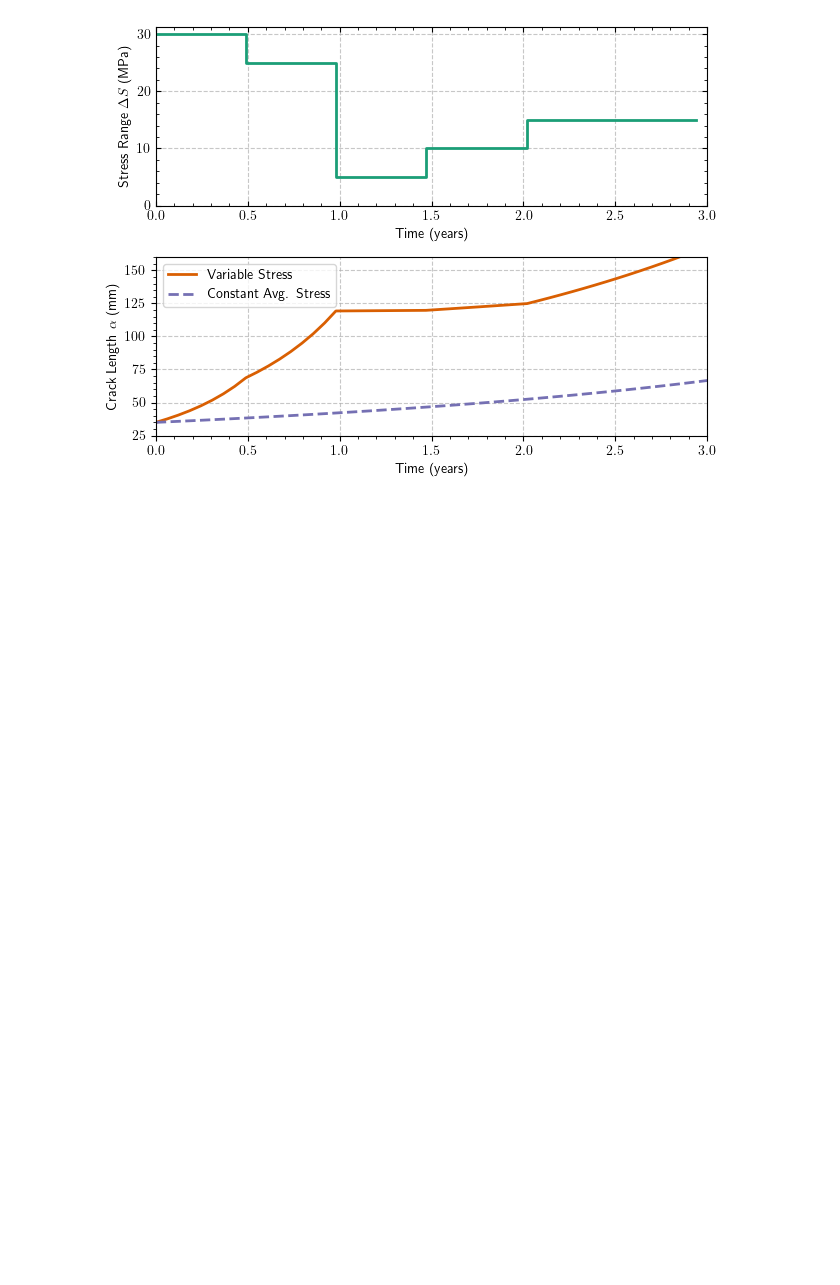
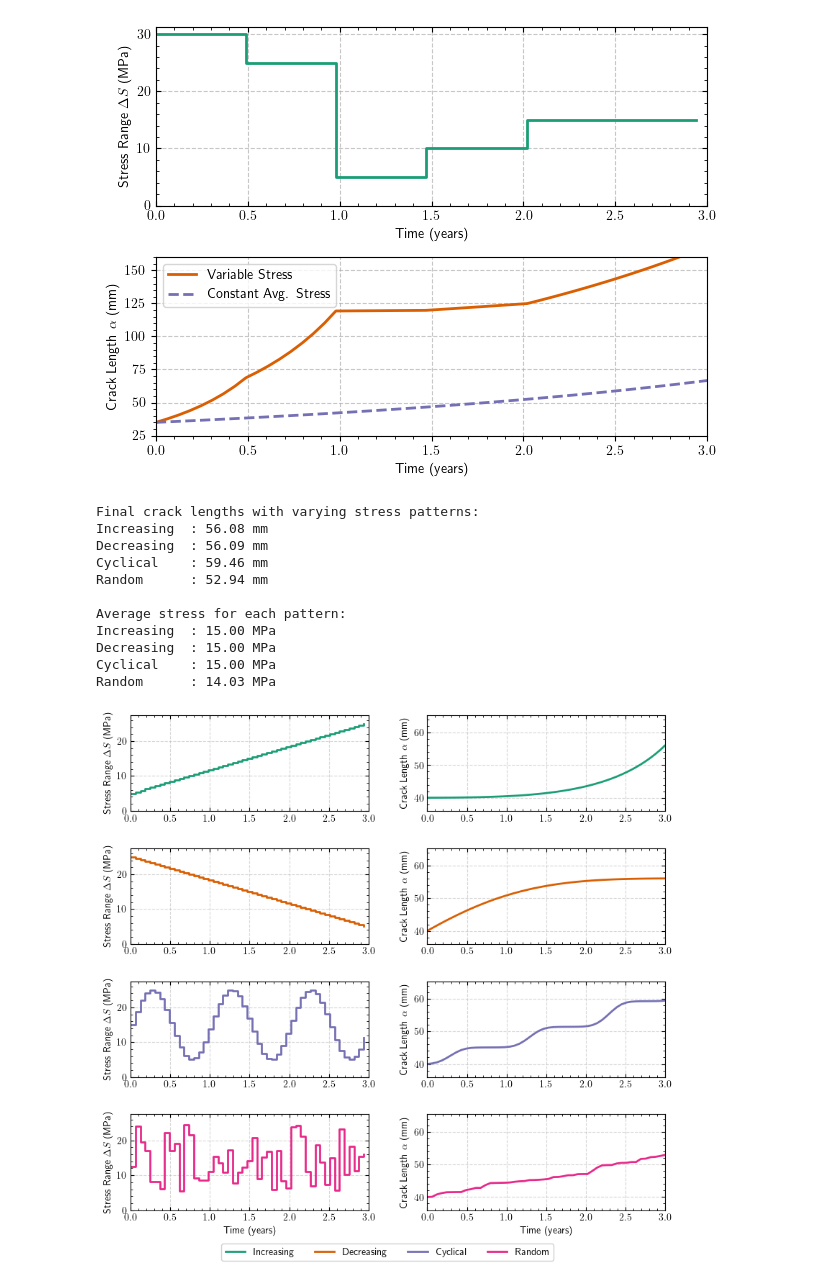
Before and after one commit to nsilionis/hierarchical-crack-growth-monitoring, a Jupyter notebook: notebooks/demo.ipynb, the cells around one changed output. Drawn from its saved outputs; the diff is of its cells as text; code cells hidden in the pictures; blank space fills up the shorter version.

Commit message:
Results and fiddling.

```diff
--- a/notebooks/demo.ipynb
+++ b/notebooks/demo.ipynb
@@ -325,0 +191,54 @@ for i, pattern in enumerate(patterns):
+# %%
+from src.visualisation import plot_stress_pattern_comparison
+
+# Set parameters
+logc = np.log(5e-14)  # Natural log of Paris law C parameter
+m = 3.2               # Paris law exponent m
+navg = 2.8e6          # Average cycles per year
+a0 = 40.0             # Initial crack length (mm)
+
+# Use the new function to create the comparison plot
+fig, axes, stats = plot_stress_pattern_comparison(
+    logc=logc,
+    m=m,
+    navg=navg,
+    a0=a0,
+    min_stress=5.0,
+    max_stress=25.0,
+    patterns=['increasing', 'decreasing', 'cyclical', 'random'],
+    cmap_name='Dark2',
+    figsize=(8.2, 8.2),
+    save_fig_name="stress_pattern_comparison.pdf"
+)
+
+# Print analysis of the results
+print("Final crack lengths with varying stress patterns:")
+for pattern, length in stats['final_lengths'].items():
+    print(f"{pattern.capitalize():<12}: {length:.2f} mm")
+
+print("\nAverage stress for each pattern:")
+for pattern, avg_stress in stats['avg_stresses'].items():
+    print(f"{pattern.capitalize():<12}: {avg_stress:.2f} MPa")
+
+# print("\nEffect of stress pattern (Length/Stress ratio):")
+# for pattern, ratio in stats['length_stress_ratio'].items():
+#     print(f"{pattern.capitalize():<12}: {ratio:.2f}")
+
+# # Explanation of why patterns with same average stress produce different results
+# print("\nObservation: Even with the same average stress, patterns produce")
+# print(r"different final crack lengths because of the power law $(da/dN ∝ \Delta K^m)$.")
+# print(f"When $m > 1$ (here m = {m:.1f}), high stress periods contribute")
+# print("disproportionately more to crack growth than low stress periods.")
+# %% [output]
+Final crack lengths with varying stress patterns:
+Increasing  : 56.08 mm
+Decreasing  : 56.09 mm
+Cyclical    : 59.46 mm
+Random      : 52.94 mm
+
+Average stress for each pattern:
+Increasing  : 15.00 MPa
+Decreasing  : 15.00 MPa
+Cyclical    : 15.00 MPa
+Random      : 14.03 MPa
+[figure, added]
```
Also changed, not shown: parts of 4 cells of this notebook.
